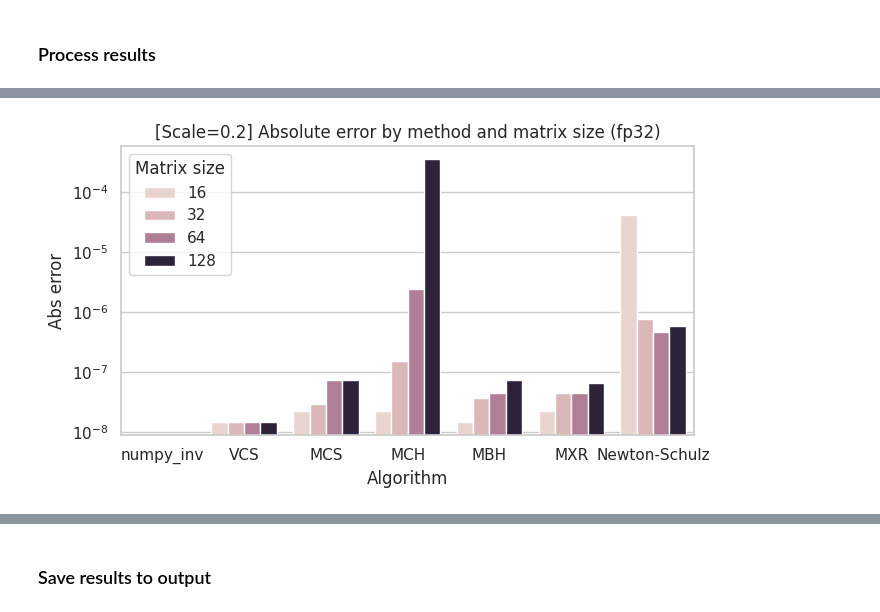
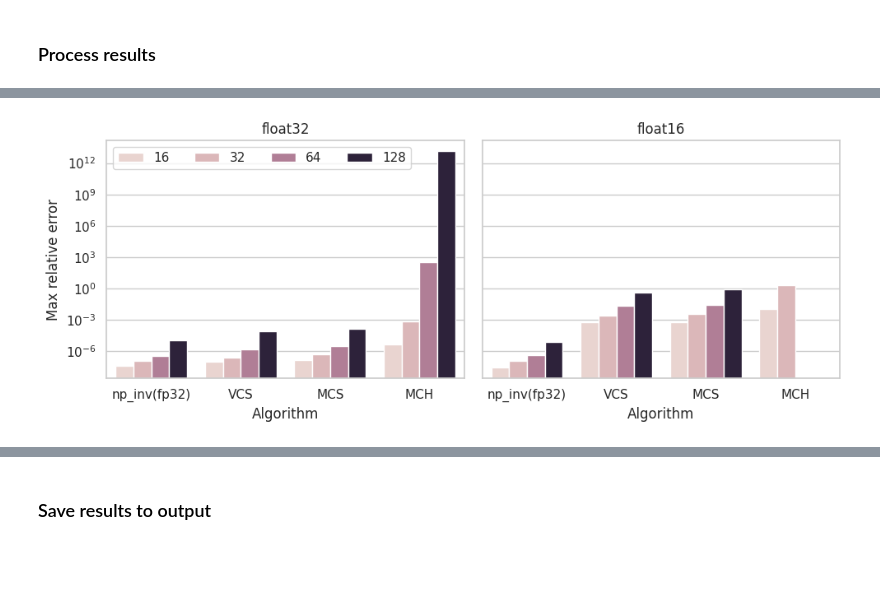
Before and after one commit to huawei-csl/gdn-tri-inverse, a Jupyter notebook: profiling/nbs/MatrixInversesBench.ipynb, the cells around one changed output, grey strips where cells are left out. Saved outputs shown, nothing was run; the diff lists cells and outputs as text; code cells hidden in the pictures; blank space fills up the shorter version.

Commit message:
Add refinement variants to MatrixInversesBench notebook

```diff
--- a/profiling/nbs/MatrixInversesBench.ipynb
+++ b/profiling/nbs/MatrixInversesBench.ipynb
@@ -302,7 +353,7 @@ config = BenchmarkConfig(
     sizes=[16, 32, 64, 128],
     dtypes=[np.float32, np.float16],
     matrix_kind="random",
-    matrix_scale=0.2,
+    matrix_scale=1.0,
     repeats=3,
 )
 
@@ -335,32 +450,58 @@ df.head(25)
 # %%
 import seaborn as sns
 import matplotlib.pyplot as plt
 
 # Seaborn style
 sns.set_theme(style="whitegrid")
 
 # Ensure consistent algorithm order
-algo_order = ["numpy_inv", "VCS", "MCS", "MCH", "MBH", "MXR", "Newton-Schulz"]
+algo_order = [
+    "np_inv(fp32)",
+    "VCS",
+    "MCS",
+    "MCH",
+]
 
-plt.figure(figsize=(7, 4))
 
-sns.barplot(
-    data=df[df["dtype"] == "float32"],
+plot_df_fp32 = df[(df["dtype"] == "float32")].copy()
+plot_df_fp16 = df[(df["dtype"] == "float16")].copy()
+
+fig, ax = plt.subplots(nrows=1, ncols=2, figsize=(10, 4), sharey=True)
+
+fp32_plot = sns.barplot(
+    data=plot_df_fp32,
     x="algo",
-    y="abs_err",
+    y="max_rel_err",
     hue="size",              # grouped bars by matrix size
     order=algo_order,
     estimator="mean",        # or "median" (often better for errors)
-    errorbar=None             # disable CI bars (paper-friendly)
+    errorbar=None,             # disable CI bars (paper-friendly)
+    ax=ax[0]
+)
+fp16_plot = sns.barplot(
+    data=plot_df_fp16,
+    x="algo",
+    y="max_rel_err",
+    hue="size",              # grouped bars by matrix size
+    order=algo_order,
+    estimator="mean",        # or "median" (often better for errors)
+    errorbar=None,             # disable CI bars (paper-friendly)
+    ax=ax[1]
 )
 
-plt.yscale("log")
-plt.ylabel("Abs error")
-plt.xlabel("Algorithm")
-plt.title("[Scale=0.2] Absolute error by method and matrix size (fp32)")
-plt.legend(title="Matrix size")
+for axis in ax:
+    axis.set_yscale("log")
+    axis.set_xlabel("Algorithm")
+ax[0].set_ylabel("Max relative error")
+# ax[1].set_ylabel("Max rel. err.")
+
+ax[0].set_title(f"float32")
+ax[1].set_title(f"float16")
+fp32_plot.legend_.remove()
+fp16_plot.legend_.remove()
+ax[0].legend(ncols=4)
 
 plt.tight_layout()
 plt.show()
 # %% [output]
-[figure, old version]
+[figure, new version]
```
Also changed, not shown: parts of 7 cells of this notebook.
